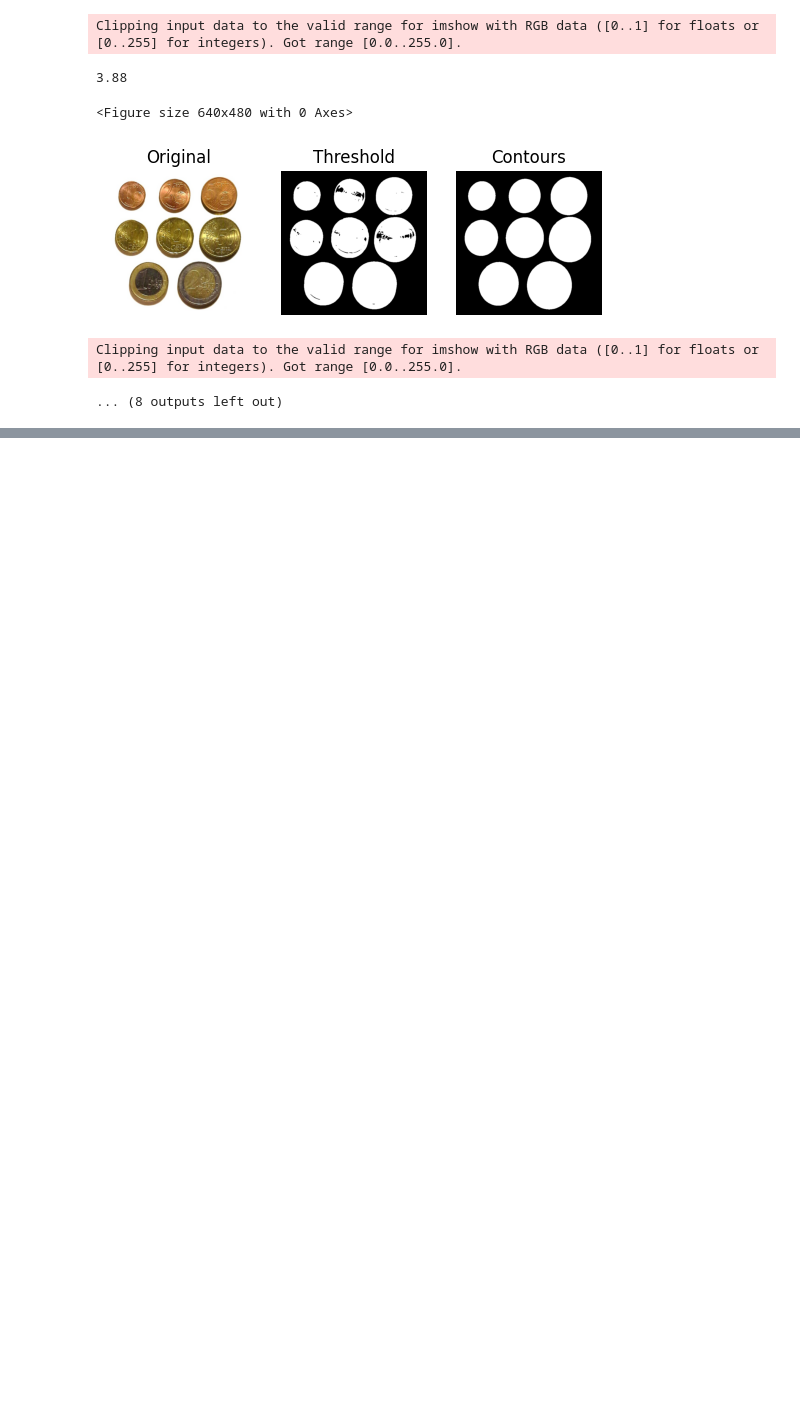
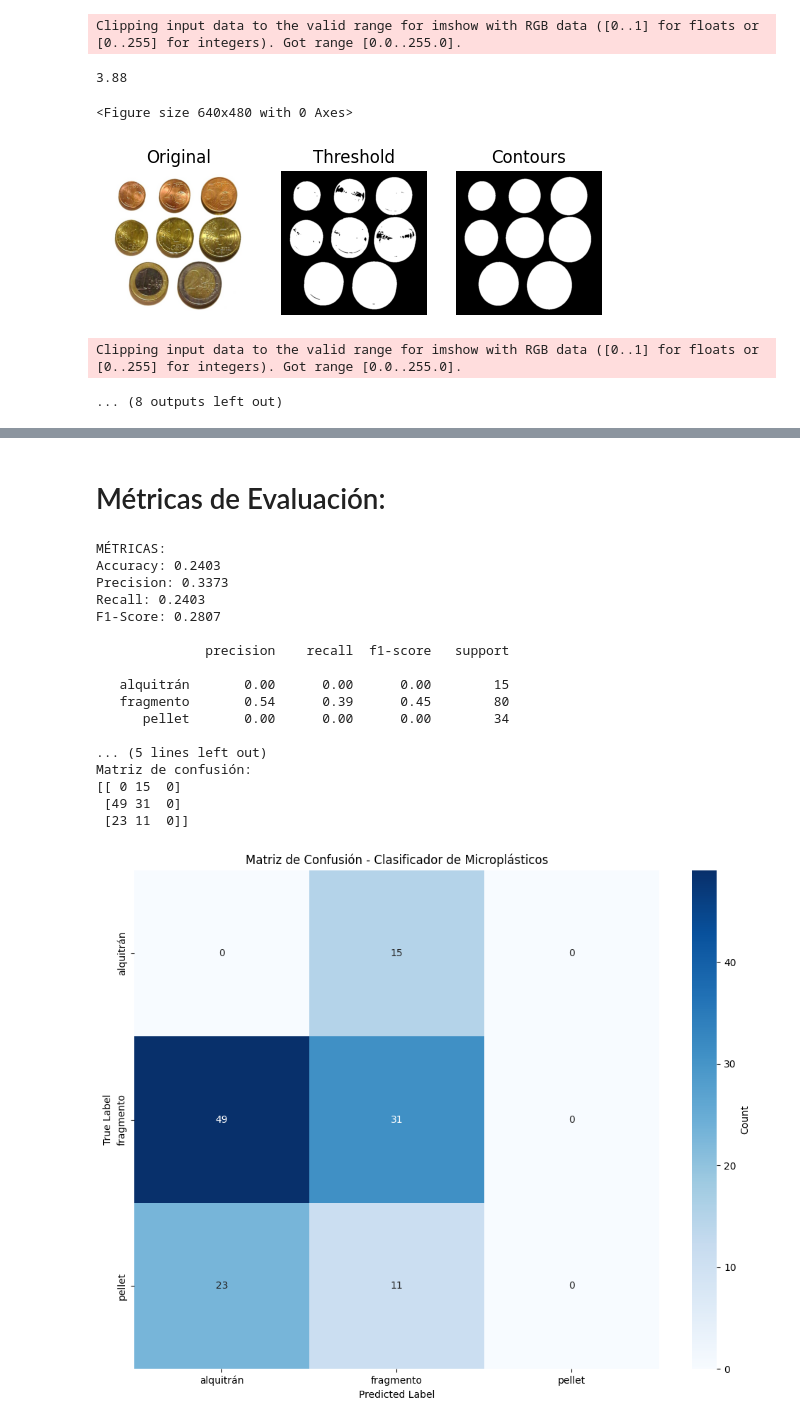
Before and after one commit to Javier-Castilla/VC-P3, a Jupyter notebook: Practica3.ipynb, the cells around one changed output, grey strips where cells are left out. Saved outputs shown, nothing was run; the diff lists cells and outputs as text; code cells hidden in the pictures; blank space fills up the shorter version.

```diff
--- a/Practica3.ipynb
+++ b/Practica3.ipynb
@@ -261,0 +799,52 @@ Clipping input data to the valid range for imshow with RGB data ([0..1] for floa
+# %% [markdown]
+# Métricas de Evaluación:
+# %%
+print("\nMÉTRICAS:")
+
+accuracy = accuracy_score(y_true, y_pred)
+print(f"Accuracy: {accuracy:.4f}")
+
+precision = precision_score(y_true, y_pred, average="weighted", zero_division=0)
+recall = recall_score(y_true, y_pred, average='weighted', zero_division=0)
+f1 = f1_score(y_true, y_pred, average='weighted', zero_division=0)
+
+print(f"Precision: {precision:.4f}")
+print(f"Recall: {recall:.4f}")
+print(f"F1-Score: {f1:.4f}")
+
+print(f"\n{classification_report(y_true, y_pred, labels=clf.classes_)}")
+
+
+c_matrix = confusion_matrix(y_true, y_pred, labels=clf.classes_)
+print(f"\nMatriz de confusión: ")
+print(c_matrix)
+
+plt.figure(figsize=(10, 8))
+sns.heatmap(c_matrix, annot=True, fmt='d', cmap='Blues',
+            xticklabels=clf.classes_,
+            yticklabels=clf.classes_,
+            cbar_kws={'label': 'Count'})
+plt.ylabel('True Label')
+plt.xlabel('Predicted Label')
+plt.title('Matriz de Confusión - Clasificador de Microplásticos')
+plt.tight_layout()
+plt.show()
+# %% [output]
+MÉTRICAS:
+Accuracy: 0.2403
+Precision: 0.3373
+Recall: 0.2403
+F1-Score: 0.2807
+
+              precision    recall  f1-score   support
+
+   alquitrán       0.00      0.00      0.00        15
+   fragmento       0.54      0.39      0.45        80
+      pellet       0.00      0.00      0.00        34
+
+... (5 lines left out)
+Matriz de confusión:
+[[ 0 15  0]
+ [49 31  0]
+ [23 11  0]]
+[figure, added]
```
Also changed, not shown: parts of 22 cells of this notebook, 8 other files.
